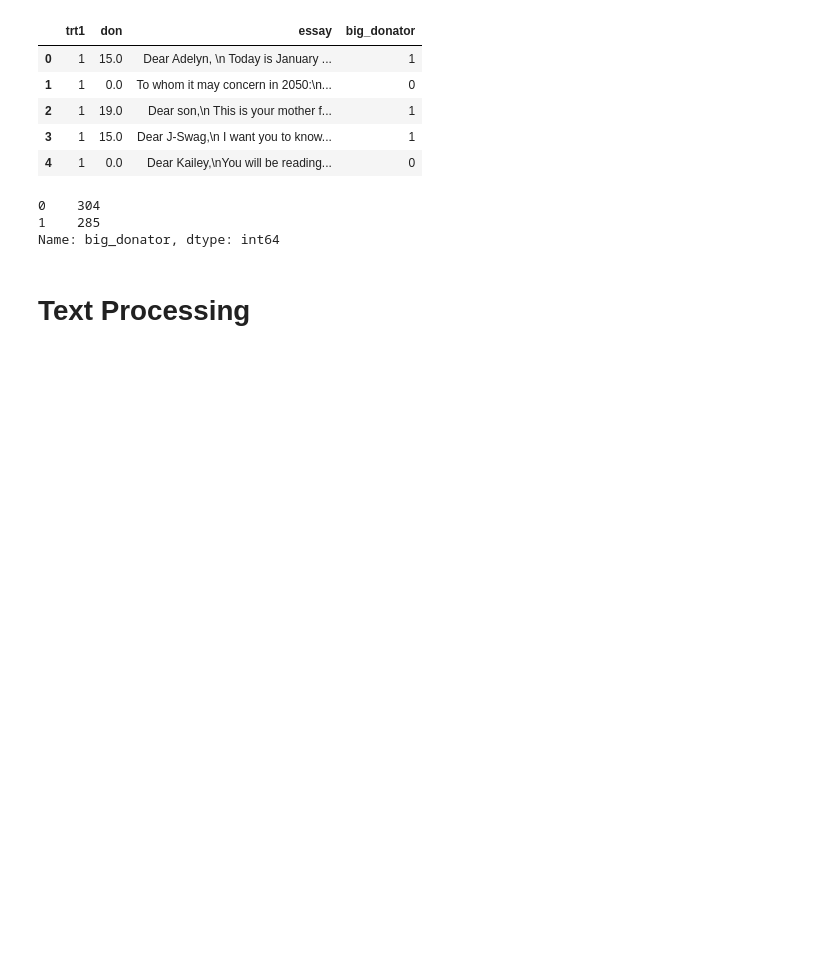
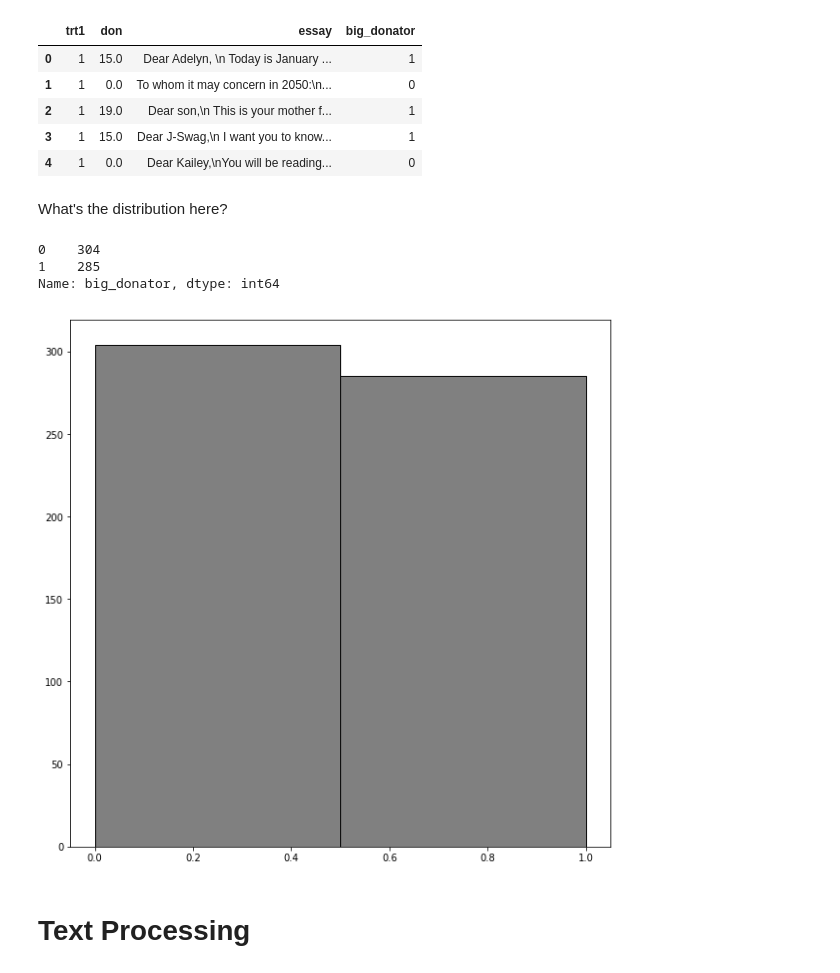
Before and after one commit to jdiaz4302/ML_Workshop_Series, a Jupyter notebook: L01-Text-Data-and-Logistic-Regression.ipynb, the cells around one changed output. Drawn from its saved outputs; the diff is of its cells as text; code cells hidden in the pictures; blank space fills up the shorter version.

```diff
--- a/L01-Text-Data-and-Logistic-Regression.ipynb
+++ b/L01-Text-Data-and-Logistic-Regression.ipynb
@@ -129,12 +131,18 @@ subsetted_df.head()
 | 2 | 1 | 19.0 | Dear son,\n This is your mother f... | 1 |
 | 3 | 1 | 15.0 | Dear J-Swag,\n I want you to know... | 1 |
 | 4 | 1 | 0.0 | Dear Kailey,\nYou will be reading... | 0 |
+# %% [markdown]
+What's the distribution here?
 # %%
 subsetted_df['big_donator'].value_counts()
 # %% [output]
 0    304
 1    285
 Name: big_donator, dtype: int64
+# %%
+plt.hist(subsetted_df['big_donator'], bins = 2, edgecolor = 'black', color = 'grey');
+# %% [output]
+[figure, added]
 # %% [markdown]
 # Text Processing
 # %% [markdown]
```
Also changed, not shown: parts of 36 cells of this notebook.
